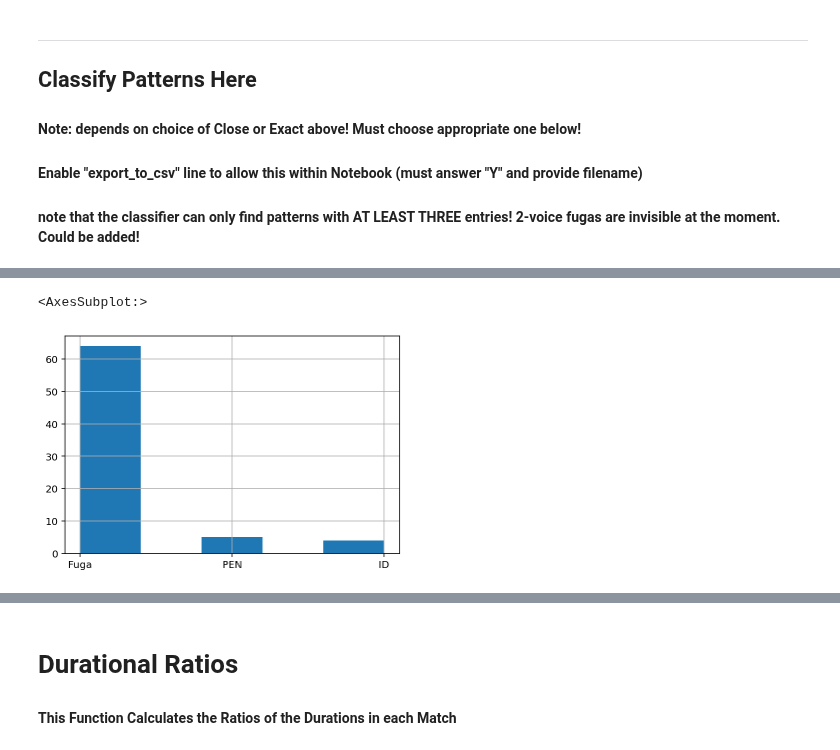
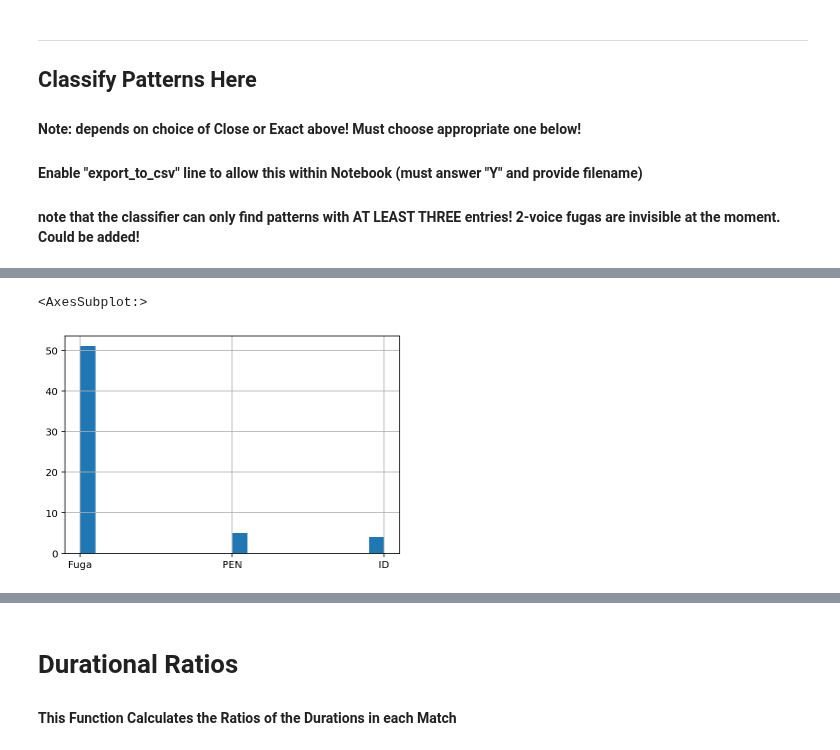
Before and after one commit to RichardFreedman/CRIM-notebooks, a Jupyter notebook: CRIM/CRIM_intervals_nb_3_2021.ipynb, the cells around one changed output, grey strips where cells are left out. Saved outputs shown, nothing was run; the diff lists cells and outputs as text; code cells hidden in the pictures.

```diff
--- a/CRIM/CRIM_intervals_nb_3_2021.ipynb
+++ b/CRIM/CRIM_intervals_nb_3_2021.ipynb
@@ -198,7 +175,7 @@ import numpy as np
 
 # Converts lists to tuples
 
-def lists_to_tuples_a(el):
+def lists_to_tuples(el):
     if isinstance(el, list):
         return tuple(el)
     else:
@@ -212,7 +189,7 @@ def limit_offset_size(array, limit):
 
 # Gets the the list of offset differences for each group
 
-def get_offset_difference_list_a(group):
+def get_offset_difference_list(group):
     # if we do sort values as part of the func call, then we don't need this first line
     group = group.sort_values("start_offset")
     group["next_offset"] = group.start_offset.shift(-1)
@@ -222,7 +199,7 @@ def get_offset_difference_list_a(group):
 # The classifications are done here
 # be sure to have the offset difference limit set here and matched in gap check below  80 = ten bars
 
-def classify_offsets_a(offset_difference_list):
+def classify_offsets(offset_difference_list):
     """
     Put logic for classifying an offset list here
     """
@@ -243,9 +220,9 @@ def classify_offsets_a(offset_difference_list):
 
 # adds predicted type, offsets and entry numbers to the results
 
-def predict_type_a(group):
+def predict_type(group):
     offset_differences = get_offset_difference_list_a(group)
-    predicted_type, offsets = classify_offsets_a(offset_differences)
+    predicted_type, offsets = classify_offsets(offset_differences)
 
     group["predicted_type"] = [predicted_type for i in range(len(group))]
     group["offset_diffs"] = [offsets for i in range(len(group))]
@@ -323,12 +300,12 @@ df2.sum_durs.hist(bins = 20)
 # %%
 # mask out short or long soggetti depending on information above
 
-df2 = df2[df2["sum_durs"] >= 10]
-df2 = df2[df2["sum_durs"] <= 30]
+df2 = df2[df2["sum_durs"] >= 5]
+# df2 = df2[df2["sum_durs"] <= 20]
 # %%
 # run the classifier on the newly curated list of groups
 
-classified2 = df2.applymap(lists_to_tuples_a).groupby("sub_group_id").apply(predict_type_a)
+classified2 = df2.applymap(lists_to_tuples).groupby("sub_group_id").apply(predict_type)
 
 # OPTIONAL:  drop the new singletons
 
@@ -340,3 +317,20 @@ classified2.drop(classified2[classified2['predicted_type'] == "Singleton"].index
 
 classified2["start"] = classified2["start_measure"].astype(str) +"/"+ classified2["start_beat"].astype(str)
 classified2.drop(columns=['start_measure', 'start_beat','offset_diffs'], inplace=True)
+
+# put things back in order by offset and group them again
+classified2.sort_values(by = ["start_offset"], inplace=True)
+c3 = classified2.groupby(by = ["sub_group_id"])
+c3 = c3.head()
+
+# Now transform as Pivot Table
+
+pivot_c3 = c3.pivot_table(index=["piece_title", "pattern_matched", "predicted_type", "sub_group_id"],
+            columns="entry_number",
+            values=["part", "start_offset", "start"],
+            aggfunc=lambda x: x)
+pivot_c3_sort = pivot_c3.sort_values(by = [("start_offset", 1)])
+pivot_c3_sort = pivot_c3_sort.fillna("-")
+pivot_c3_sort.reset_index(inplace=True)
+pivot_c3_sort = pivot_c3_sort.drop(columns=['start_offset'])
+# pivot_c3_sort.head(50)
@@ -378,10 +337,7 @@ pivot_c3_sort.head(50)
-# %%
-pivot_c3_sort.reset_index(inplace=True)
-pivot_c3_sort = pivot_c3_sort.drop(columns=['start_offset'])
-# pivot_c3_sort.head(50)
-
-pivot_c3_sort.predicted_type.hist(bins = 5)
-# pivot_c3.shape
-# %% [output]
-<AxesSubplot:>
-[figure, removed]
+# %%
+
+pivot_c3_sort.predicted_type.hist(bins = 20)
+# pivot_c3.shape
+# %% [output]
+<AxesSubplot:>
+[figure, added]
```
Also changed, not shown: parts of 9 cells of this notebook, 1 other file.
